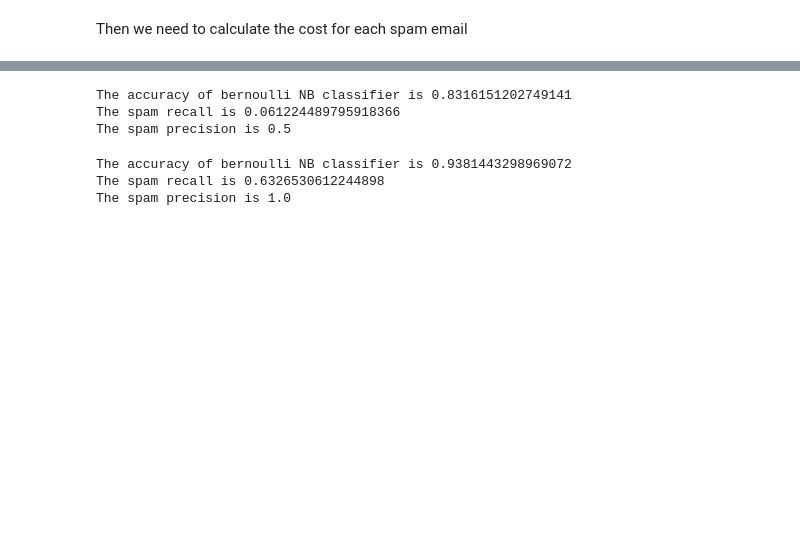
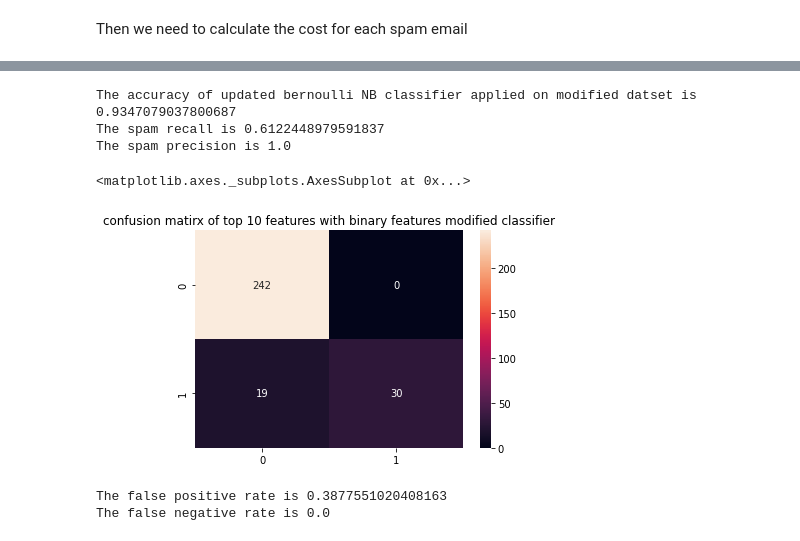
Before and after one commit to yeb2Binfang/ECE-GY-9163-ML-cyber, a Jupyter notebook: Lab/MLSec_Lab1.ipynb, the cells around one changed output, grey strips where cells are left out. Drawn from its saved outputs; the diff is of its cells as text; code cells hidden in the pictures; blank space fills up the shorter version.

```diff
--- a/Lab/MLSec_Lab1.ipynb
+++ b/Lab/MLSec_Lab1.ipynb
@@ -1130,8 +1009,8 @@ def NB_classifier_returnProb(top_N_features, email, numOfSpam, numOfHam, spam_wo
 
   return p_spam_given_x, p_ham_given_x
 # %%
-for email in test_data_10_binary_feature_list:
-  p_spam_given_x, p_ham_given_x = NB_classifier_returnProb(top_10_IG_words, email[0:9], count_spam, count_ham, spam_word_count, ham_word_count)
+# for email in test_data_10_binary_feature_list:
+#   p_spam_given_x, p_ham_given_x = NB_classifier_returnProb(top_10_IG_words, email[0:9], count_spam, count_ham, spam_word_count, ham_word_count)
 # %%
 def modifyDataReturnNewProb(top_N_features, test_data_10_binary_feature_list, numOfSpam, numOfHam, spam_word_count, ham_word_count):
   new_prob = []
@@ -1194,13 +1061,21 @@ def calCostSpamEmail(top_N_features, test_data_10_binary_feature_list, numOfSpam
 
     # if it is spam
     if email[-1]==1:
+
       cost = 0
       for index, prob_list in enumerate(new_prob_sorted):
+
         for item in prob_list:
+
           p_spam, word_index = item
-          modify_test_data[i][word_index] = 1
+          modify_test_data[i][word_in1dex] = 1
           cost +=1
+
           p_spam_given_x, p_ham_given_x = NB_classifier_returnProb(top_N_features, modify_test_data[i][0:-1], numOfSpam, numOfHam, spam_word_count, ham_word_count)
+          if cost>10:
+            cost = 0
+            modify_test_data[i] = test_data_10_binary_feature_list[i]
+            break
           if p_spam_given_x/p_ham_given_x < 1:
             isHam = True
             break
@@ -1211,6 +1086,7 @@ def calCostSpamEmail(top_N_features, test_data_10_binary_feature_list, numOfSpam
         else:
           continue
       cost_list.append(cost)
+      #print(cost)
   return cost_list, modify_test_data
 # %%
 cost, modify_test_data = calCostSpamEmail(top_10_IG_words, test_data_10_binary_feature_list, count_spam, count_ham, spam_word_count, ham_word_count, new_prob_sorted)
@@ -1223,8 +1103,8 @@ print(cost)
 # %%
-for i in range(len(modify_test_data)):
-  print(test_data_10_binary_feature_list[i])
-  print(modify_test_data[i])
-  print()
+# for i in range(len(modify_test_data)):
+#   print(test_data_10_binary_feature_list[i])
+#   print(modify_test_data[i])
+#   print()
 # %%
 modify_test_data_10_binary_feature_pred_result = []
 modify_test_data_10_binary_feature_true_label = []
@@ -1244,27 +1124,5 @@ The accuracy of bernoulli NB classifier is 0.8419243986254296
 The spam recall is 0.20408163265306123
 The spam precision is 0.5882352941176471
-# %%
-modify1_test_data_10_binary_feature_pred_result = []
-modify1_test_data_10_binary_feature_true_label = []
-for email in modify_test_data:
-  p_spam_modify, p_ham_modify = NB_classifier_returenProbAndResult(top_10_IG_words, email[0:9], count_spam, count_ham, spam_word_count, ham_word_count)
-  if p_spam_modify/p_ham_modify>1:
-    modify1_test_data_10_binary_feature_pred_result.append(1)
-  else:
-    modify1_test_data_10_binary_feature_pred_result.append(0)
-  modify1_test_data_10_binary_feature_true_label.append(email[-1])
-# %%
-modify1_acc_top_10_bernoulli = accuracy_score(modify1_test_data_10_binary_feature_true_label, modify1_test_data_10_binary_feature_pred_result)
-modify1_recall_top_10_bernoulli = recall_score(modify1_test_data_10_binary_feature_true_label, modify1_test_data_10_binary_feature_pred_result, average='binary')
-modify1_precision_top_10_bernoulli = precision_score(modify1_test_data_10_binary_feature_true_label, modify1_test_data_10_binary_feature_pred_result, average='binary')
-
-print("The accuracy of bernoulli NB classifier is {}".format(modify1_acc_top_10_bernoulli))
-print("The spam recall is {}".format(modify1_recall_top_10_bernoulli))
-print("The spam precision is {}".format(modify1_precision_top_10_bernoulli))
-# %% [output]
-The accuracy of bernoulli NB classifier is 0.8316151202749141
-The spam recall is 0.061224489795918366
-The spam precision is 0.5
 # %%
 def modified_classifier(top_N_features, test_data_10_binary_feature_list, original_test_set, numOfSpam, numOfHam, spam_word_count, ham_word_count):
   p_spam = (numOfSpam+1)/(numOfSpam+numOfHam+2)
@@ -1300,10 +1158,24 @@ modify_acc_top_10_bernoulli = accuracy_score(modify_test_data_10_binary_feature_
 modify_recall_top_10_bernoulli = recall_score(modify_test_data_10_binary_feature_true_label, modify_test_data_10_binary_feature_pred_result, average='binary')
 modify_precision_top_10_bernoulli = precision_score(modify_test_data_10_binary_feature_true_label, modify_test_data_10_binary_feature_pred_result, average='binary')
 
-print("The accuracy of bernoulli NB classifier is {}".format(modify_acc_top_10_bernoulli))
+print("The accuracy of updated bernoulli NB classifier applied on modified datset is {}".format(modify_acc_top_10_bernoulli))
 print("The spam recall is {}".format(modify_recall_top_10_bernoulli))
 print("The spam precision is {}".format(modify_precision_top_10_bernoulli))
 # %% [output]
-The accuracy of bernoulli NB classifier is 0.9381443298969072
-The spam recall is 0.6326530612244898
+The accuracy of updated bernoulli NB classifier applied on modified datset is 0.9347079037800687
+The spam recall is 0.6122448979591837
 The spam precision is 1.0
+# %%
+# and we can evaluate the SVM model
+cf_matrix = confusion_matrix(modify_test_data_10_binary_feature_true_label, modify_test_data_10_binary_feature_pred_result)
+plt.title("confusion matirx of top 10 features with binary features modified classifier")
+sns.heatmap(cf_matrix, annot=True, fmt='d')
+# %% [output]
+<matplotlib.axes._subplots.AxesSubplot at 0x...>
+[figure, added]
+# %%
+print("The false positive rate is {}".format(19/49))
+print("The false negative rate is {}".format(0/242))
+# %% [output]
+The false positive rate is 0.3877551020408163
+The false negative rate is 0.0
```
Also changed, not shown: parts of 22 cells of this notebook.
